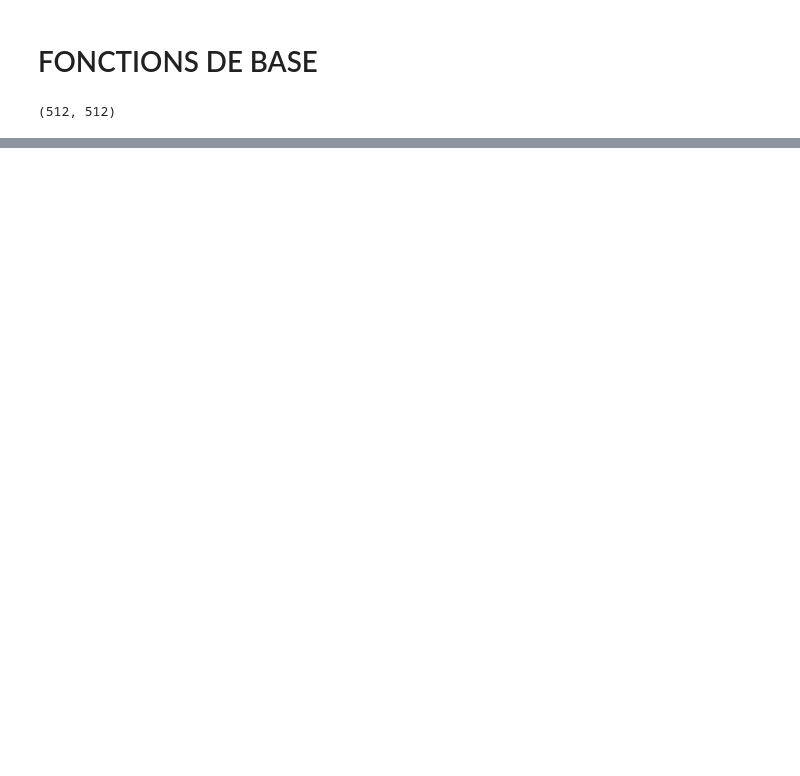
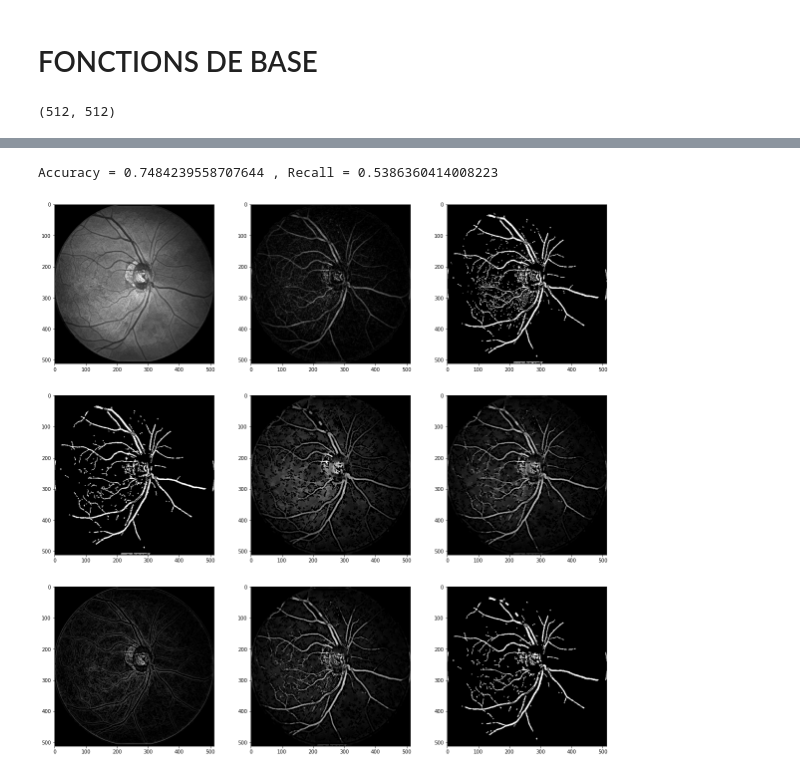
Before and after one commit to CesarPierr/mathematic-morphology, a Jupyter notebook: TP2.ipynb, the cells around one changed output, grey strips where cells are left out. Cells and saved outputs as stored; diff of their text form; code cells hidden in the pictures; blank space fills up the shorter version.

```diff
--- a/TP2.ipynb
+++ b/TP2.ipynb
@@ -143,0 +248,63 @@ plt.show()
+# %%
+#Essai reduction de bruit
+new_img = essai(img,se4,10)
+img_out = my_segmentation(new_img,img_mask,75)
+
+plt.figure(figsize=(20,20))
+
+plt.subplot(331)
+plt.imshow(img2,cmap='gray')
+
+plt.subplot(332)
+new_img = black_tophat(img,diamond(5))
+plt.imshow(new_img,cmap = 'gray')
+
+plt.subplot(333)
+new_img = complementaire(reconstruction(complementaire(closing(new_img,disk(2))),complementaire(new_img)))
+new_img = enhance_contrast_percentile(new_img,disk(2))
+
+new_img = hysteresis(new_img,2,20)
+new_img = complementaire(new_img*255)
+plt.imshow(new_img,cmap='gray')
+
+plt.subplot(334)
+new_img = ouverture_reco(new_img,disk(1))
+img_save1 = copy.deepcopy(new_img)
+
+plt.imshow(new_img,cmap='gray')
+
+plt.subplot(335)
+
+img3 = black_tophat(img2,se4)
+img3 = GradInt(img3,diamond(6))
+
+img3 = reconstruction(img3.astype(np.uint8),closing(img3.astype(np.uint8),disk(1)))
+img3 = alterne(img3 , [disk(i) for i in range(1,3)])
+plt.imshow(img3,cmap = "gray")
+
+plt.subplot(336)
+img3 = (5*img3+new_img)/6
+plt.imshow(img3,cmap='gray')
+
+plt.subplot(337)
+img4 = GradInt(img2,disk(2))#detection des petits contours
+plt.imshow(img4,cmap = 'gray')
+
+plt.subplot(338)
+img4 = hysteresis(img4,3,30)
+img4 = img4*img3
+plt.imshow(img4,cmap = 'gray')
+plt.subplot(339)
+img4 = complementaire(hysteresis(img4,5,60))
+img4 = ouverture_reco(img4,disk(1))
+#img4 = essai(img4,disk(2),2)
+
+plt.imshow(img4,cmap = 'gray')
+img_save2 = copy.deepcopy(img4)
+
+
+ACCU, RECALL, img_out_skel, GT_skel = evaluate((img4-254)*255 > 50, img_GT)
+print('Accuracy =', ACCU,', Recall =', RECALL)
+# %% [output]
+Accuracy = 0.7484239558707644 , Recall = 0.5386360414008223
+[figure, added]
```
Also changed, not shown: parts of 19 cells of this notebook.
